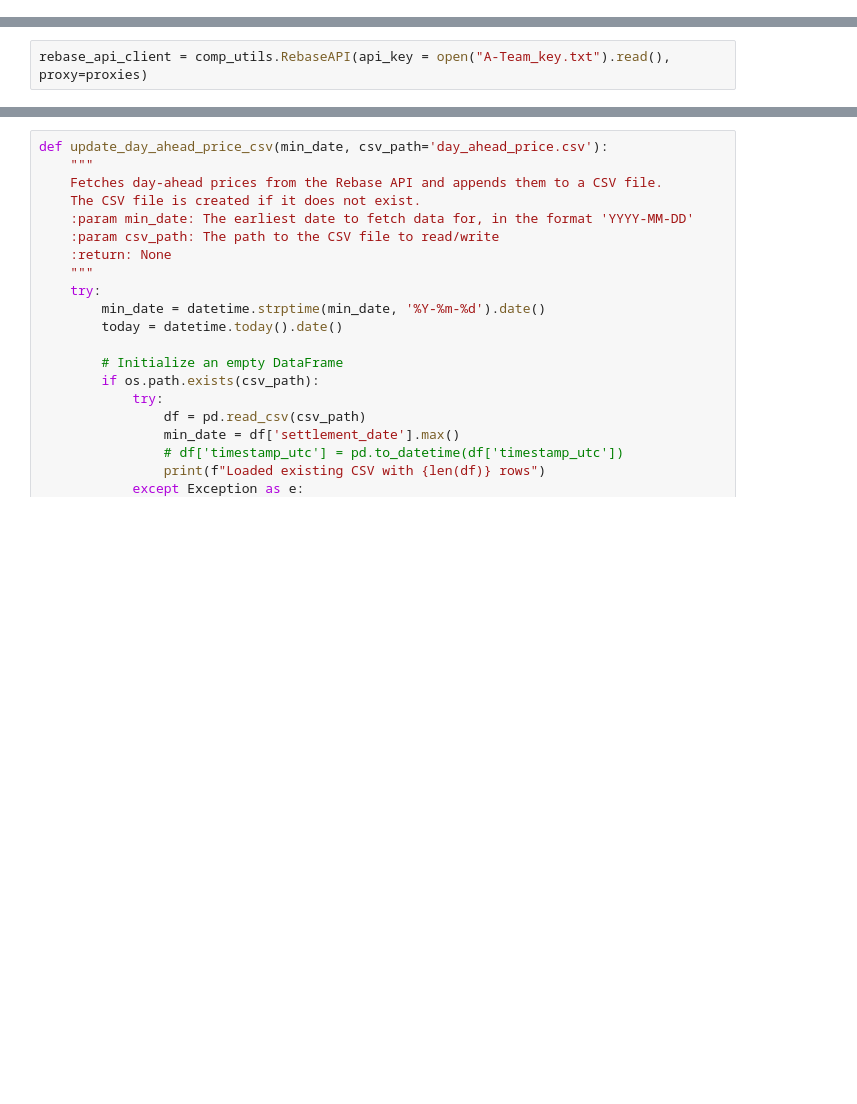
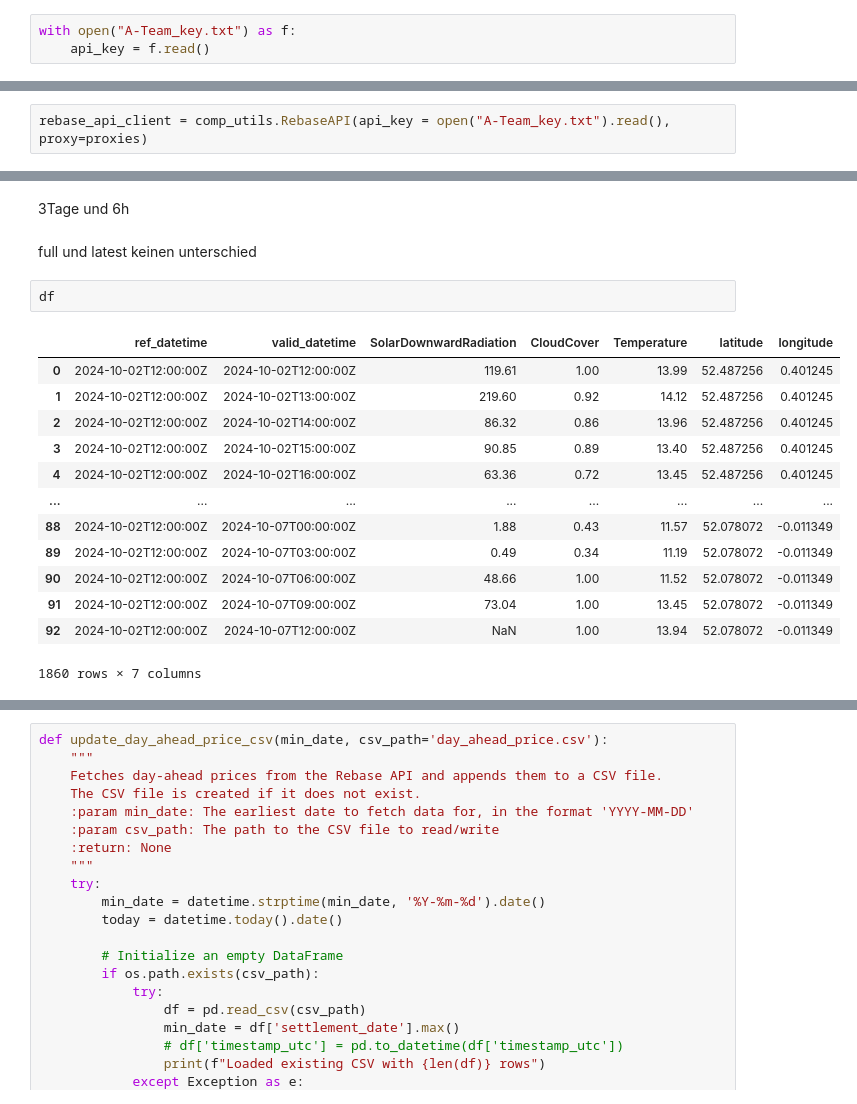
Before and after one commit to P-AEL/Energy_production_price_prediction, a Jupyter notebook: API_test.ipynb, the cells around one changed output, grey strips where cells are left out. Cells and saved outputs as stored; diff of their text form; blank space fills up the shorter version.

```diff
--- a/API_test.ipynb
+++ b/API_test.ipynb
@@ -17,6 +17,9 @@ import pandas as pd
 import os
 from datetime import datetime, timedelta
 import pickle as pkl
+# %%
+with open("A-Team_key.txt") as f:
+    api_key = f.read()
 # %%
 with open('proxies.txt', 'r') as file:
         proxy = file.read()
@@ -25,0 +111,20 @@ rebase_api_client = comp_utils.RebaseAPI(api_key = open("A-Team_key.txt").read()
+# %% [markdown]
+3Tage und 6h
+# %% [markdown]
+full und latest keinen unterschied
+# %%
+df
+# %% [output]
+|  | ref_datetime | valid_datetime | SolarDownwardRadiation | CloudCover | Temperature | latitude | longitude |
+| 0 | 2024-10-02T12:00:00Z | 2024-10-02T12:00:00Z | 119.61 | 1.00 | 13.99 | 52.487256 | 0.401245 |
+| 1 | 2024-10-02T12:00:00Z | 2024-10-02T13:00:00Z | 219.60 | 0.92 | 14.12 | 52.487256 | 0.401245 |
+| 2 | 2024-10-02T12:00:00Z | 2024-10-02T14:00:00Z | 86.32 | 0.86 | 13.96 | 52.487256 | 0.401245 |
+| 3 | 2024-10-02T12:00:00Z | 2024-10-02T15:00:00Z | 90.85 | 0.89 | 13.40 | 52.487256 | 0.401245 |
+| 4 | 2024-10-02T12:00:00Z | 2024-10-02T16:00:00Z | 63.36 | 0.72 | 13.45 | 52.487256 | 0.401245 |
+| ... | ... | ... | ... | ... | ... | ... | ... |
+| 88 | 2024-10-02T12:00:00Z | 2024-10-07T00:00:00Z | 1.88 | 0.43 | 11.57 | 52.078072 | -0.011349 |
+| 89 | 2024-10-02T12:00:00Z | 2024-10-07T03:00:00Z | 0.49 | 0.34 | 11.19 | 52.078072 | -0.011349 |
+| 90 | 2024-10-02T12:00:00Z | 2024-10-07T06:00:00Z | 48.66 | 1.00 | 11.52 | 52.078072 | -0.011349 |
+| 91 | 2024-10-02T12:00:00Z | 2024-10-07T09:00:00Z | 73.04 | 1.00 | 13.45 | 52.078072 | -0.011349 |
+| 92 | 2024-10-02T12:00:00Z | 2024-10-07T12:00:00Z | NaN | 1.00 | 13.94 | 52.078072 | -0.011349 |
+1860 rows × 7 columns
```
Also changed, not shown: parts of 16 cells of this notebook, 12 other files.
